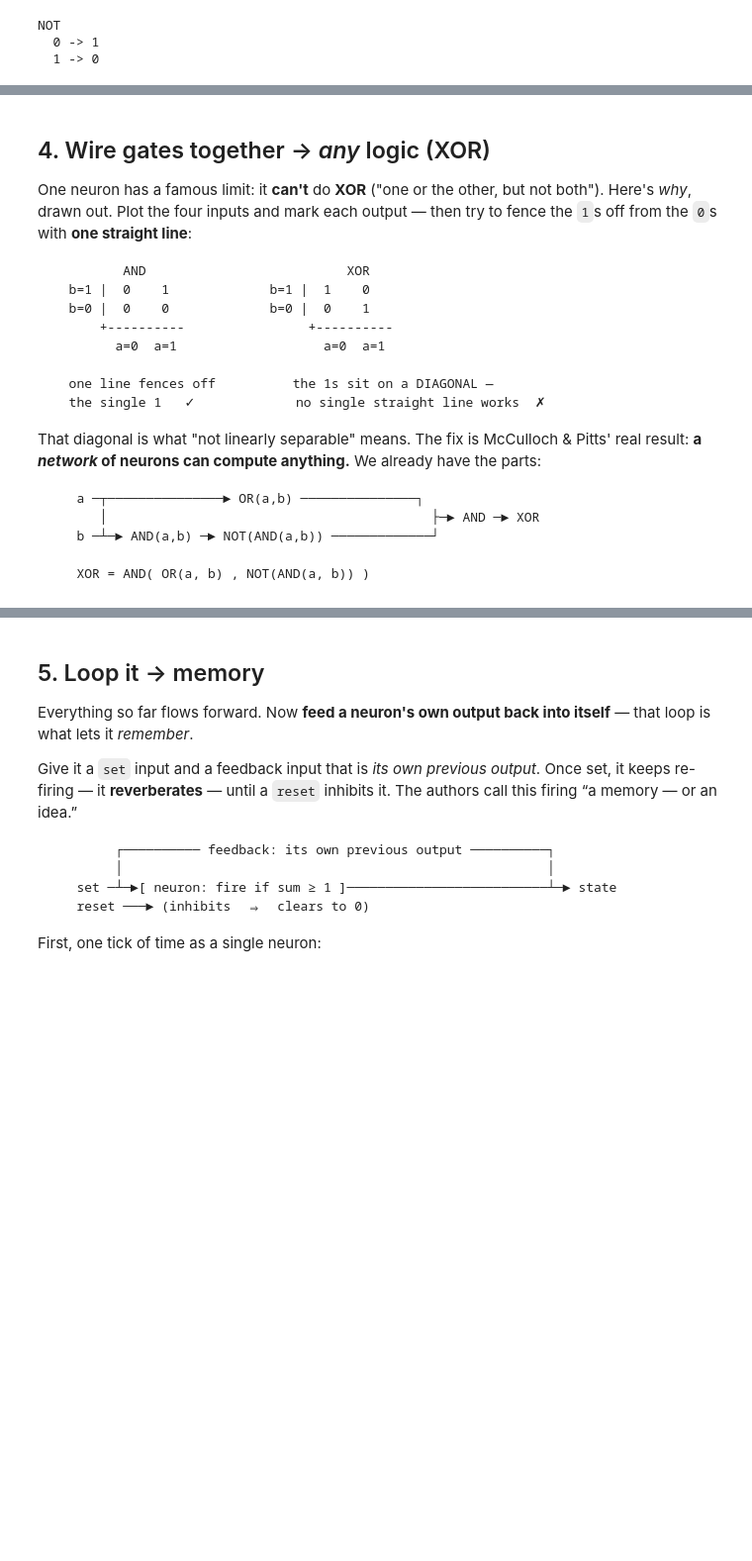
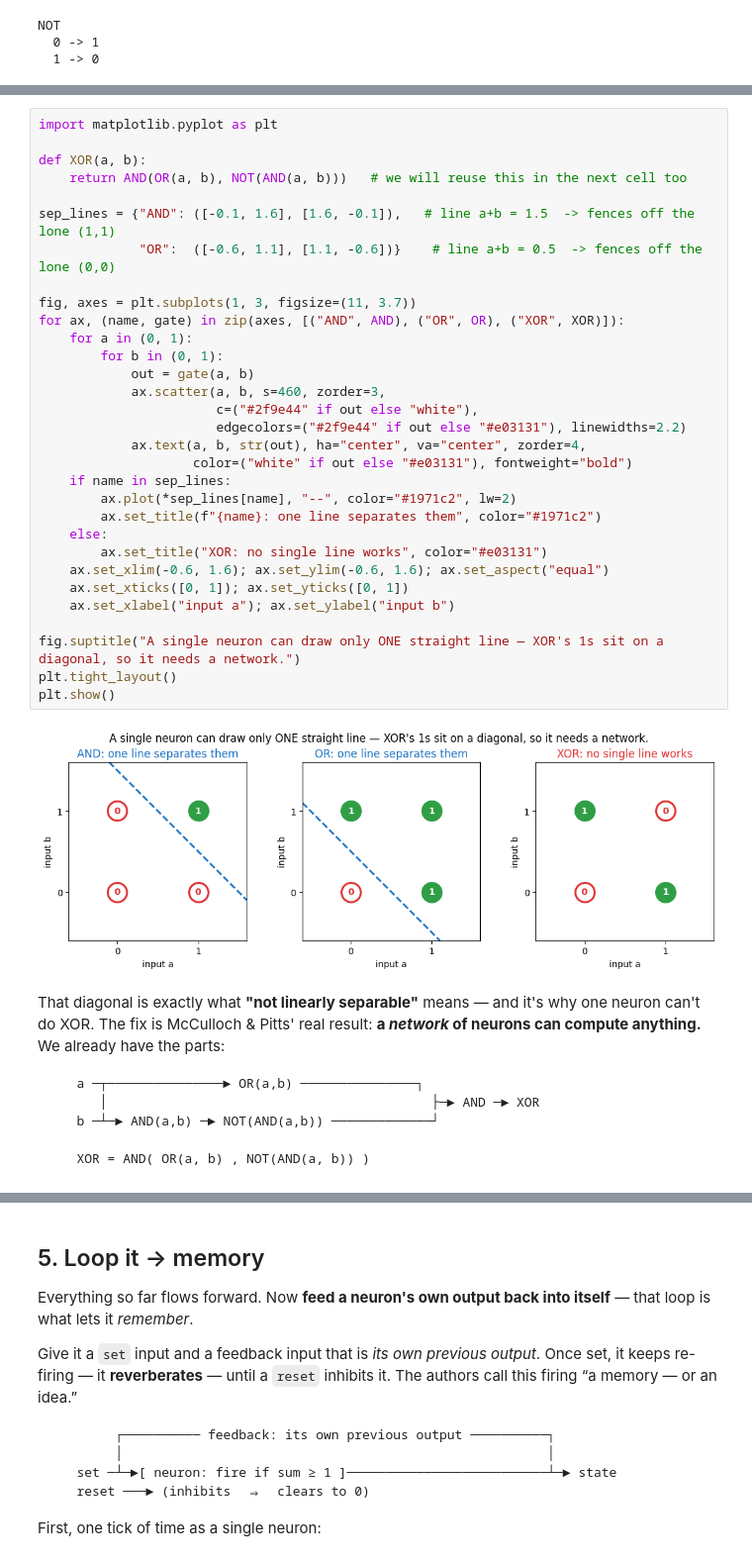
Before and after one commit to averagejoeslab/threshold-logic-unit, a Jupyter notebook: tlu.ipynb, the cells around one changed output, grey strips where cells are left out. Shown at 99% size. Cells and saved outputs as stored; diff of their text form; blank space fills up the shorter version.

````diff
--- a/tlu.ipynb
+++ b/tlu.ipynb
@@ -108,20 +112,38 @@ NOT
+# %%
+import matplotlib.pyplot as plt
+
+def XOR(a, b):
+    return AND(OR(a, b), NOT(AND(a, b)))   # we will reuse this in the next cell too
+
+sep_lines = {"AND": ([-0.1, 1.6], [1.6, -0.1]),   # line a+b = 1.5  -> fences off the lone (1,1)
+             "OR":  ([-0.6, 1.1], [1.1, -0.6])}    # line a+b = 0.5  -> fences off the lone (0,0)
+
+fig, axes = plt.subplots(1, 3, figsize=(11, 3.7))
+for ax, (name, gate) in zip(axes, [("AND", AND), ("OR", OR), ("XOR", XOR)]):
+    for a in (0, 1):
+        for b in (0, 1):
+            out = gate(a, b)
+            ax.scatter(a, b, s=460, zorder=3,
+                       c=("#2f9e44" if out else "white"),
+                       edgecolors=("#2f9e44" if out else "#e03131"), linewidths=2.2)
+            ax.text(a, b, str(out), ha="center", va="center", zorder=4,
+                    color=("white" if out else "#e03131"), fontweight="bold")
+    if name in sep_lines:
+        ax.plot(*sep_lines[name], "--", color="#1971c2", lw=2)
+        ax.set_title(f"{name}: one line separates them", color="#1971c2")
+    else:
+        ax.set_title("XOR: no single line works", color="#e03131")
+    ax.set_xlim(-0.6, 1.6); ax.set_ylim(-0.6, 1.6); ax.set_aspect("equal")
+    ax.set_xticks([0, 1]); ax.set_yticks([0, 1])
+    ax.set_xlabel("input a"); ax.set_ylabel("input b")
+
+fig.suptitle("A single neuron can draw only ONE straight line — XOR's 1s sit on a diagonal, so it needs a network.")
+plt.tight_layout()
+plt.show()
+# %% [output]
+[figure, added]
 # %% [markdown]
-## 4. Wire gates together → *any* logic (XOR)
-
-One neuron has a famous limit: it **can't** do **XOR** ("one or the other, but not both"). Here's *why*, drawn out. Plot the four inputs and mark each output — then try to fence the `1`s off from the `0`s with **one straight line**:
-
-```
-         AND                          XOR
-  b=1 |  0    1             b=1 |  1    0
-  b=0 |  0    0             b=0 |  0    1
-      +----------                +----------
-        a=0  a=1                   a=0  a=1
-
-  one line fences off          the 1s sit on a DIAGONAL —
-  the single 1   ✓             no single straight line works  ✗
-```
-
-That diagonal is what "not linearly separable" means. The fix is McCulloch & Pitts' real result: **a *network* of neurons can compute anything.** We already have the parts:
+That diagonal is exactly what **"not linearly separable"** means — and it's why one neuron can't do XOR. The fix is McCulloch & Pitts' real result: **a *network* of neurons can compute anything.** We already have the parts:
 
 ```
    a ─┬───────────────► OR(a,b) ───────────────┐
````
Also changed, not shown: parts of 2 cells of this notebook, 2 other files.
